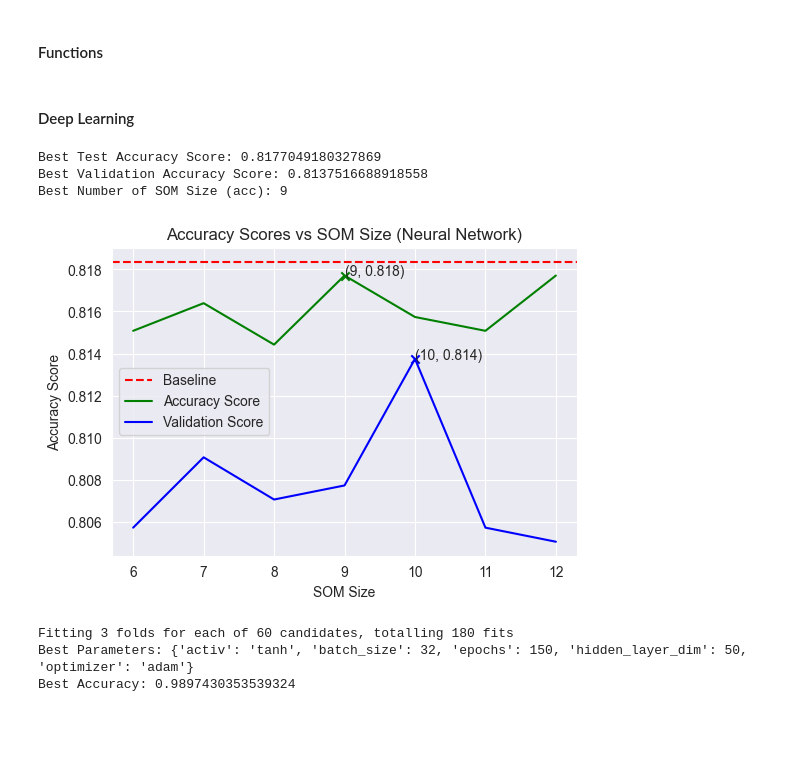
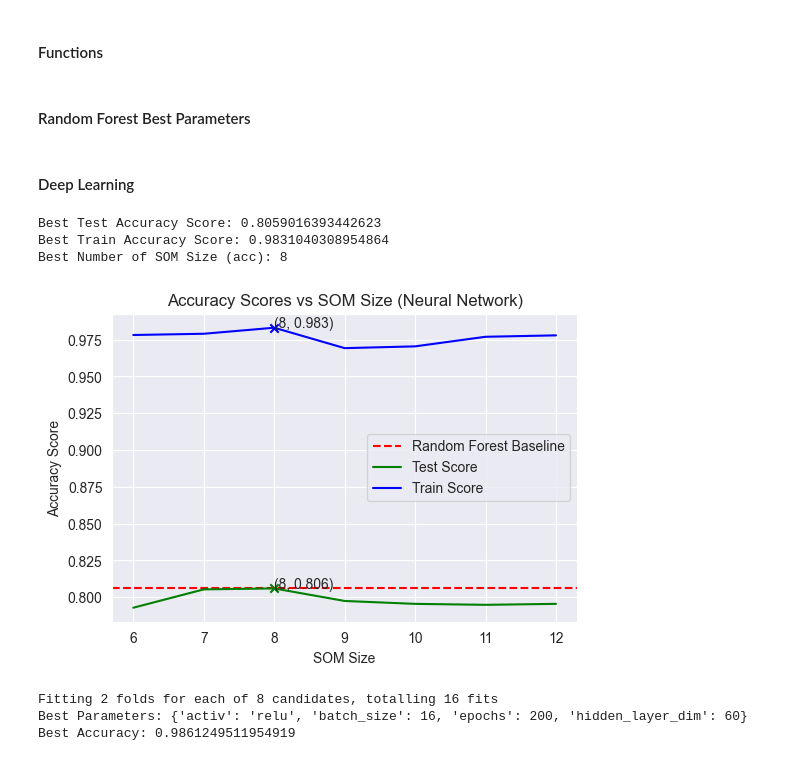
Before and after one commit to TheMabrouk/treecover_pki, a Jupyter notebook: models.ipynb, the cells around one changed output. Saved outputs shown, nothing was run; the diff lists cells and outputs as text; code cells hidden in the pictures; blank space fills up the shorter version.

```diff
--- a/models.ipynb
+++ b/models.ipynb
@@ -595,0 +576,6 @@ GradientBoostingClassifier Val Accuracy: 0.780373831775701
+# %%
+for model, name in zip(ensemble_models, ensemble_model_names):
+    model.fit(X_train, y_train)
+    y_pred_test = model.predict(X_test)
+    y_pred_val = model.predict(X_val)
+    plot_cm(y_test, y_pred_test, y_val, y_pred_val, model_name=name)
@@ -598,14 +594,10 @@ Best models are Random Forest (.81) and Gradient Boosting (.77)
 # %% [markdown]
 ### Supervise & Unsupervised Combination via PKI (Q4)
 # %%
-X_train_np = X_train.values
-X_test_np = X_test.values
-X_val_np = X_val.values
-
 scaler = StandardScaler()
-X_train_np = scaler.fit_transform(X_train_np)
-X_test_np = scaler.transform(X_test_np)
-X_val_np = scaler.transform(X_val_np)
+X_train_np = scaler.fit_transform(X_train.values)
+X_test_np = scaler.transform(X_test.values)
+X_val_np = scaler.transform(X_val.values)
 # %% [markdown]
 #### Functions
 # %%
@@ -631,6 +623,8 @@ def pki_transform(X, som, y_pred):
     X_combined = np.hstack([X, som_grid_mapped.reshape(-1, 1), y_pred.reshape(-1, 1)])
     X_transformed = pd.DataFrame(X_combined)
     return X_transformed
+# %% [markdown]
+#### Random Forest Best Parameters
 # %% [markdown]
 #### Deep Learning
 # %%
@@ -640,13 +634,19 @@ def create_model(hidden_layer_dim, meta, activ):
     n_classes_ = meta["n_classes_"]
     model = Sequential()
     model.add(Dense(n_features_in_, input_shape=X_shape_[1:]))
-    model.add(Dense(hidden_layer_dim, activation=activ))
+    model.add(BatchNormalization())
     model.add(Dropout(0.2))
     model.add(Dense(hidden_layer_dim, activation=activ))
+    model.add(BatchNormalization())
     model.add(Dropout(0.2))
     model.add(Dense(hidden_layer_dim, activation=activ))
+    model.add(BatchNormalization())
     model.add(Dropout(0.2))
     model.add(Dense(hidden_layer_dim, activation=activ))
+    model.add(BatchNormalization())
+    model.add(Dropout(0.2))
+    model.add(Dense(hidden_layer_dim, activation=activ))
+    model.add(BatchNormalization())
     model.add(Dropout(0.2))
     model.add(Dense(n_classes_, activation="softmax"))
     return model
@@ -660,13 +660,13 @@ model = KerasClassifier(
     activ="tanh",
     verbose=0,
 )
-estimator = RandomForestClassifier()
-estimator.fit(X_train, y_train)
-train_pred_supervised = estimator.predict(X_train)
-val_pred_supervised = estimator.predict(X_val)
-test_pred_supervised = estimator.predict(X_test)
+rf = RandomForestClassifier()
+rf.fit(X_train, y_train)
+train_pred_supervised = rf.predict(X_train)
+val_pred_supervised = rf.predict(X_val)
+test_pred_supervised = rf.predict(X_test)
 nn_test_acc_scores = []
-nn_val_acc_scores = []
+nn_train_acc_scores = []
 
 for size in sizes_to_evaluate:
     som = MiniSom(size[0], size[1], input_len=X_train_np.shape[1])
@@ -674,41 +674,42 @@ for size in sizes_to_evaluate:
     som.train_batch(X_train_np, num_iteration=100)
 
     X_train_pki = pki_transform(X_train_np, som, train_pred_supervised)
     X_val_pki = pki_transform(X_val_np, som, val_pred_supervised)
 
+    # Sampling 20% of the data to speed up training
     X_train_pki_sample, _, y_train_sample, _ = train_test_split(
         X_train_pki, y_train, test_size=0.8, stratify=y_train
     )
     X_val_pki_sample, _, y_val_sample, _ = train_test_split(
         X_val_pki, y_val, test_size=0.8, stratify=y_val
     )
 
     X_test_pki = pki_transform(X_test_np, som, test_pred_supervised)
 
     model.fit(
         X_train_pki_sample,
         y_train_sample,
         epochs=100,
         validation_data=(X_val_pki_sample, y_val_sample),
     )
 
     nn_test_acc_scores.append(accuracy_score(y_test, model.predict(X_test_pki)))
-    nn_val_acc_scores.append(accuracy_score(y_val, model.predict(X_val_pki)))
+    nn_train_acc_scores.append(accuracy_score(y_train, model.predict(X_train_pki)))
 
 plot_best_n(
-    [x[0] for x in sizes_to_evaluate],
+    [size[0] for size in sizes_to_evaluate],
     nn_test_acc_scores,
-    nn_val_acc_scores,
+    nn_train_acc_scores,
     value="SOM Size",
     classifier="Neural Network",
     baseline=ensemble_baseline_accuracy["RF"][0],
-    baseline_name = "Random Forest"
+    baseline_name="Random Forest",
 )
 # %% [output]
-Best Test Accuracy Score: 0.8177049180327869
-Best Validation Accuracy Score: 0.8137516688918558
-Best Number of SOM Size (acc): 9
+Best Test Accuracy Score: 0.8059016393442623
+Best Train Accuracy Score: 0.9831040308954864
+Best Number of SOM Size (acc): 8
-[figure, old version]
+[figure, new version]
 # %%
 best_size = sizes_to_evaluate[np.argmax(nn_test_acc_scores)]
 
@@ -720,6 +721,7 @@ X_train_pki = pki_transform(X_train_np, som, train_pred_supervised)
 X_val_pki = pki_transform(X_val_np, som, val_pred_supervised)
 X_test_pki = pki_transform(X_test_np, som, test_pred_supervised)
 
+# Sampling 20% of the data to speed up training
 X_train_pki_sample, _, y_train_sample, _ = train_test_split(
     X_train_pki, y_train, test_size=0.8, stratify=y_train
 )
@@ -728,10 +730,9 @@ X_val_pki_sample, _, y_val_sample, _ = train_test_split(
 )
 
 params = {
-    "hidden_layer_dim": [40, 50, 60],
-    "batch_size": [32, 64],
-    "optimizer": ["adam", "sgd"],
-    "epochs": [100, 150, 200],
+    "hidden_layer_dim": [60],
+    "batch_size": [16, 32],
+    "epochs": [150, 200],
     "activ": ["relu", "tanh"],
 }
 
@@ -739,11 +740,12 @@ model = KerasClassifier(
     create_model,
     loss="sparse_categorical_crossentropy",
     hidden_layer_dim=30,
+    optimizer=Adam(learning_rate=0.0005),
     activ="tanh",
     verbose=0,
 )
 
-nn_grid = GridSearchCV(model, params, cv=3, verbose=1, n_jobs=-1)
+nn_grid = GridSearchCV(model, params, cv=2, verbose=1, n_jobs=-1)
 nn_grid.fit(
     X_train_pki_sample,
     y_train_sample,
@@ -753,6 +755,6 @@ nn_grid.fit(
 print(f"Best Parameters: {nn_grid.best_params_}")
 print(f"Best Accuracy: {nn_grid.best_score_}")
 # %% [output]
-Fitting 3 folds for each of 60 candidates, totalling 180 fits
-Best Parameters: {'activ': 'tanh', 'batch_size': 32, 'epochs': 150, 'hidden_layer_dim': 50, 'optimizer': 'adam'}
-Best Accuracy: 0.9897430353539324
+Fitting 2 folds for each of 8 candidates, totalling 16 fits
+Best Parameters: {'activ': 'relu', 'batch_size': 16, 'epochs': 200, 'hidden_layer_dim': 60}
+Best Accuracy: 0.9861249511954919
```
Also changed, not shown: parts of 22 cells of this notebook.
